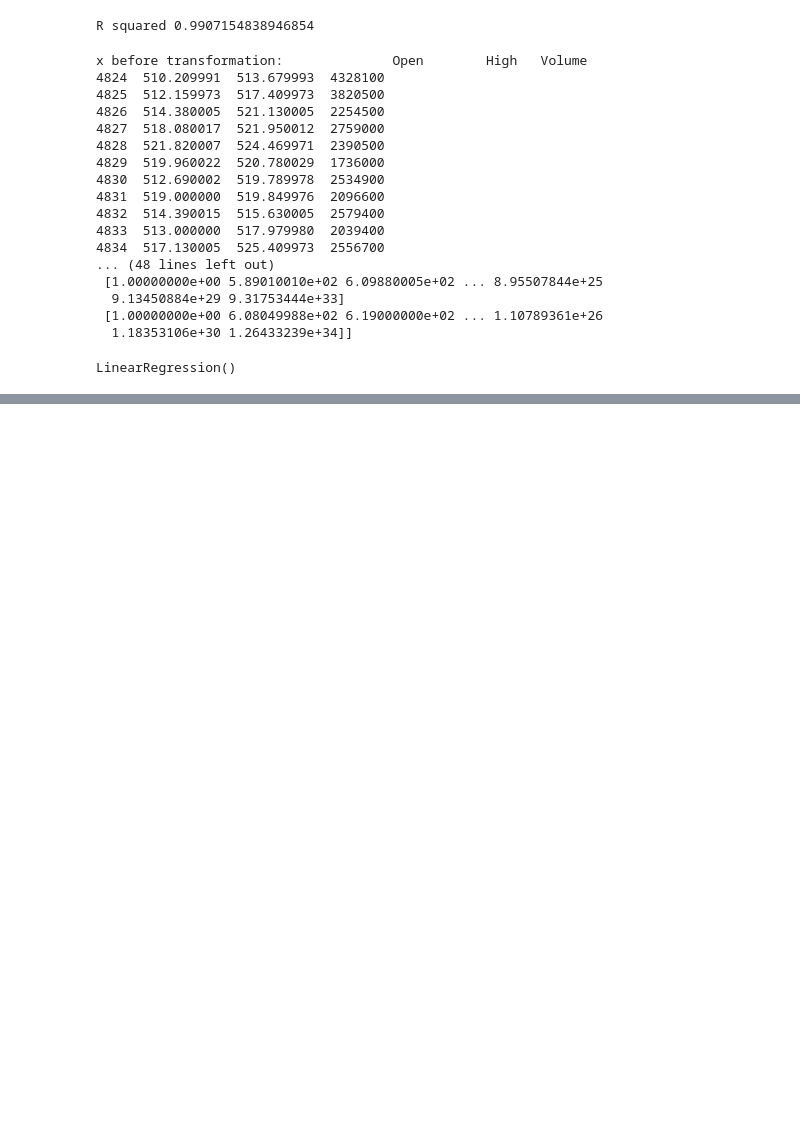
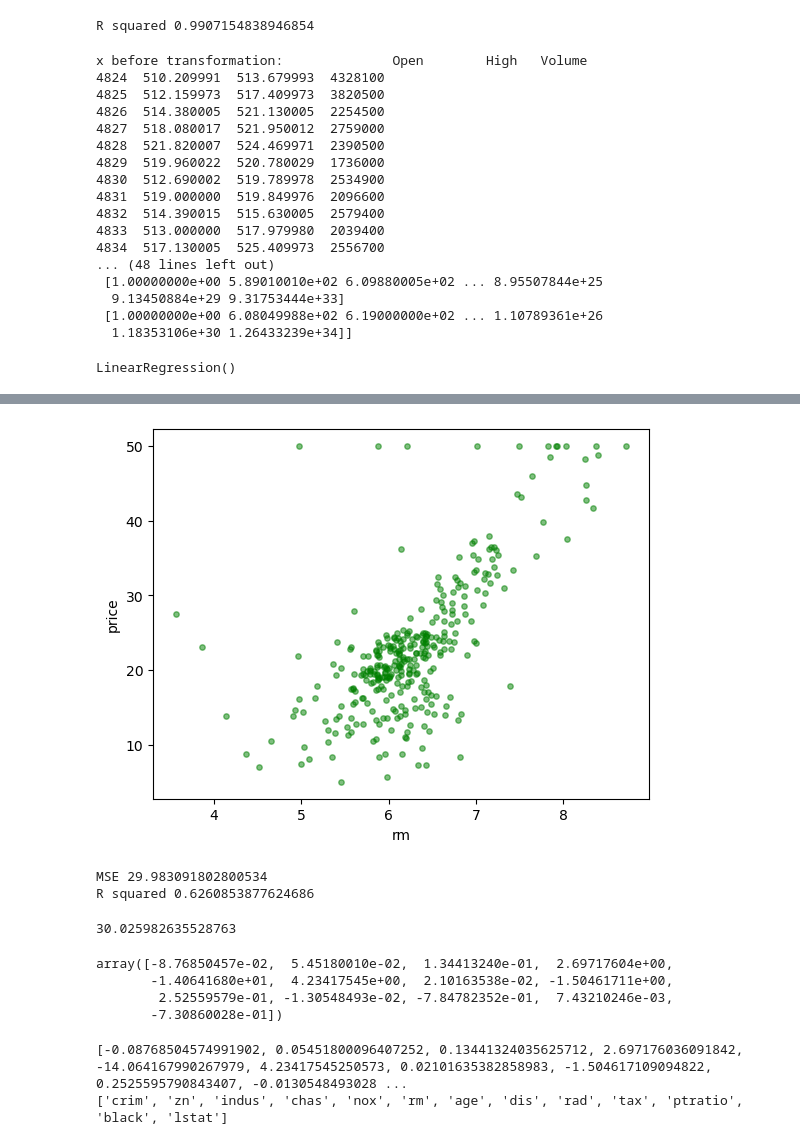
Before and after one commit to Ahmedfetni/workshops, a Jupyter notebook: linear_regression_workshop.ipynb, the cells around one changed output, grey strips where cells are left out. Saved outputs shown, nothing was run; the diff lists cells and outputs as text; code cells hidden in the pictures; blank space fills up the shorter version.

```diff
--- a/linear_regression_workshop.ipynb
+++ b/linear_regression_workshop.ipynb
@@ -272,0 +288,8 @@ Int64Index([0, 1, 2, 3, 4, 5, 6, 7, 8, 9, 10], dtype='int64')
+# %%
+# Visualize RM vs PRICE.
+plt.scatter(df["rm"],y,c = 'g',s=15,alpha=0.5)
+plt.xlabel('rm')
+plt.ylabel('price')
+plt.show()
+# %% [output]
+[figure, added]
@@ -272,0 +298,26 @@ Int64Index([0, 1, 2, 3, 4, 5, 6, 7, 8, 9, 10], dtype='int64')
+# %%
+model = LinearRegression()
+model.fit(X_train,Y_train)  #fitting the training data
+predicted=model.predict(X_test) #testing our model’s performance
+print("MSE", mean_squared_error(Y_test,predicted))
+print("R squared", metrics.r2_score(Y_test,predicted))
+# %% [output]
+MSE 29.983091802800534
+R squared 0.6260853877624686
+# %%
+model.intercept_
+# %% [output]
+30.025982635528763
+# %%
+model.coef_
+# %% [output]
+array([-8.76850457e-02,  5.45180010e-02,  1.34413240e-01,  2.69717604e+00,
+       -1.40641680e+01,  4.23417545e+00,  2.10163538e-02, -1.50461711e+00,
+        2.52559579e-01, -1.30548493e-02, -7.84782352e-01,  7.43210246e-03,
+       -7.30860028e-01])
+# %%
+print(list(model.coef_))
+print(feautures)
+# %% [output]
+[-0.08768504574991902, 0.05451800096407252, 0.13441324035625712, 2.697176036091842, -14.064167990267979, 4.23417545250573, 0.02101635382858983, -1.504617109094822, 0.2525595790843407, -0.0130548493028 ...
+['crim', 'zn', 'indus', 'chas', 'nox', 'rm', 'age', 'dis', 'rad', 'tax', 'ptratio', 'black', 'lstat']
```
Also changed, not shown: parts of 33 cells of this notebook, 11 other files.
